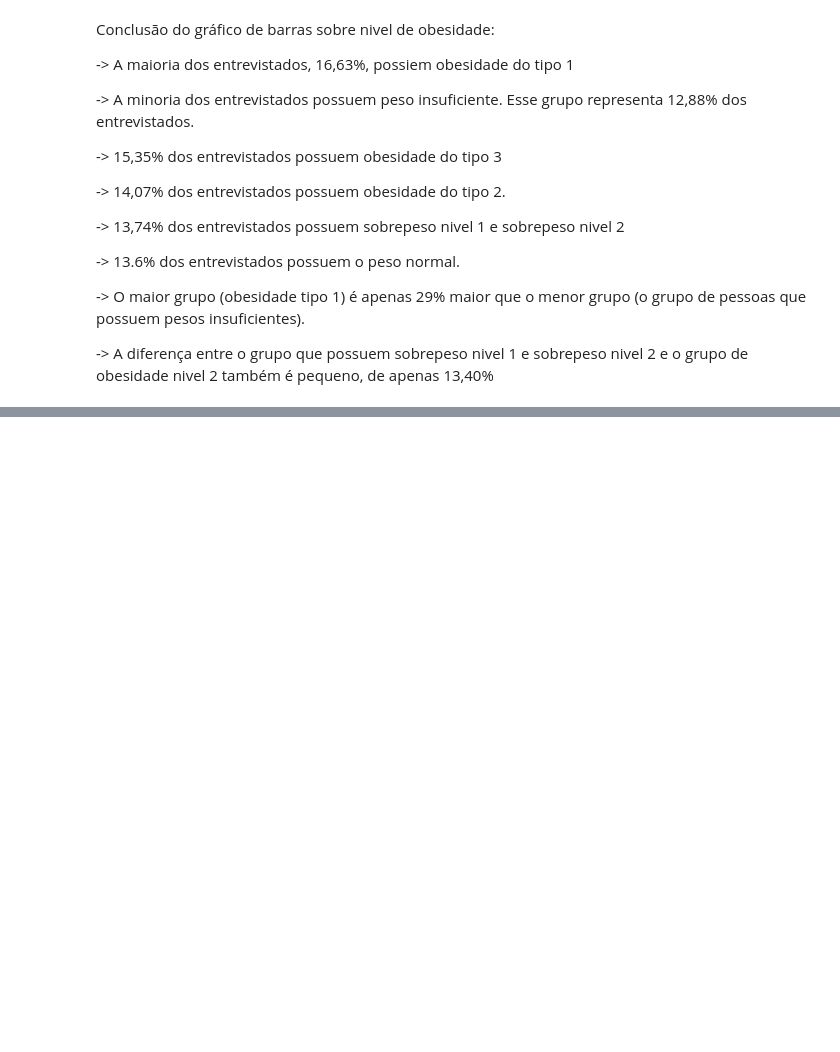
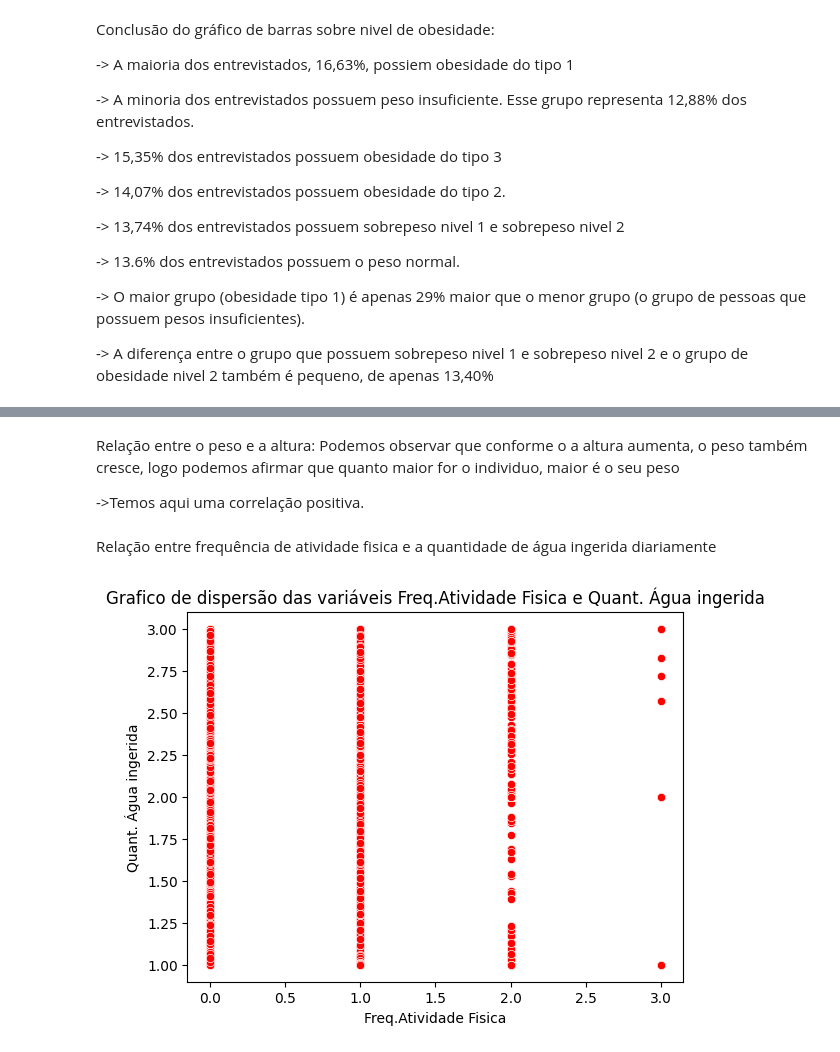
Before and after one commit to caikedomingues/Analise-de-dados-sobre-obesidade, a Jupyter notebook: Analise_Obesidade.ipynb, the cells around one changed output, grey strips where cells are left out. Saved outputs shown, nothing was run; the diff lists cells and outputs as text; code cells hidden in the pictures; blank space fills up the shorter version.

```diff
--- a/Analise_Obesidade.ipynb
+++ b/Analise_Obesidade.ipynb
@@ -1717,0 +1751,12 @@ grupo de obesidade nivel 2 também é pequeno, de apenas 13,40%
+# %% [markdown]
+Relação entre o peso e a altura: Podemos observar que conforme o a altura aumenta, o
+peso também cresce, logo podemos afirmar que quanto maior for o individuo, maior é o
+seu peso
+
+->Temos aqui uma correlação positiva.
+# %% [markdown]
+Relação entre frequência de atividade fisica e a quantidade de água ingerida diariamente
+# %%
+criar_dispersao('Frequencia_de_atividade_fisica', 'Quant_agua_ingerida_diariamente', 'red', 'Freq.Atividade Fisica', 'Quant. Água ingerida')
+# %% [output]
+[figure, added]
```
Also changed, not shown: parts of 9 cells of this notebook.
